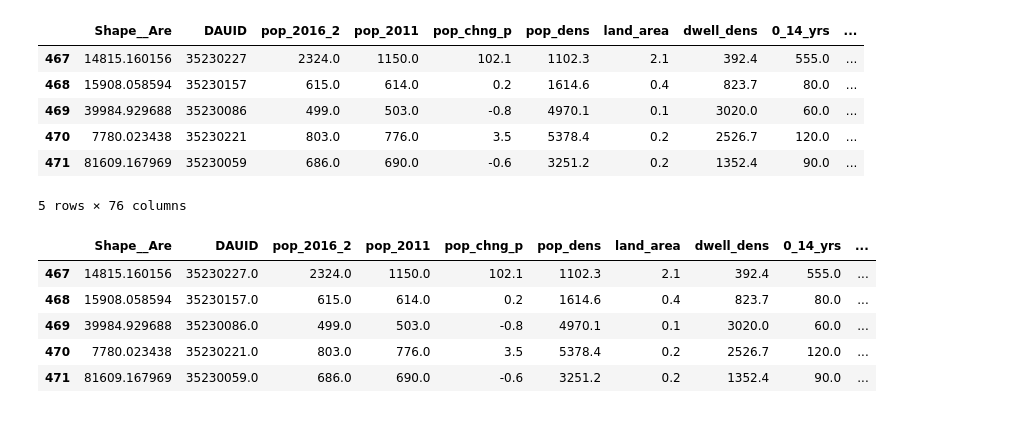
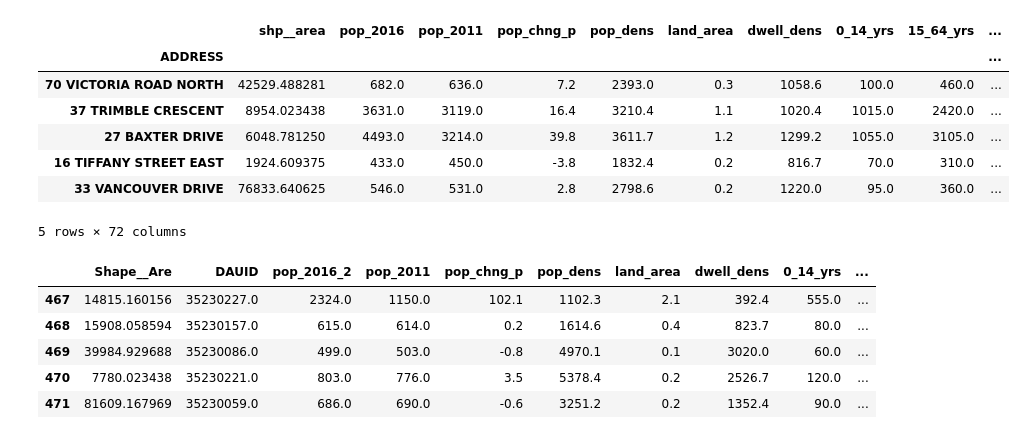
Before and after one commit to johnallanach/house-price-prediction, a Jupyter notebook: notebooks/feature-imputation.ipynb, the cells around one changed output. Drawn from its saved outputs; the diff is of its cells as text; code cells hidden in the pictures.

```diff
--- a/notebooks/feature-imputation.ipynb
+++ b/notebooks/feature-imputation.ipynb
@@ -1,33 +1,34 @@
 # %%
 # PREPROCESSING & DATA LOADING
 import pandas as pd
 import numpy as np
 
 # DEFINE THE DATASET
-sales_data = pd.read_csv('..\\data\\train.csv')
+sales_data = pd.read_csv('..\\data\\train.csv', index_col='ADDRESS')
 sales_data = sales_data.select_dtypes(include=[np.number])
 #sales_data = sales_data.dropna(axis=0)
 
 # drop columns by Name
-sales_data = sales_data.drop(['FID', 'FID_2', 'GPID', 'GPID_2', 'DA_ID'], axis=1)
+sales_data = sales_data.drop(['Unnamed: 0','FID','GPID', 'DA_ID'], axis=1)
 #sales_data = sales_data.drop(['pop_chng_p'], axis=1)
 
 # convert negative values to absolute
 sales_data['LON'] = sales_data['LON'].abs()
 
 # define X and y
 X = sales_data.loc[:, sales_data.columns != 'SELL_PRICE']   #independent columns
 y = sales_data.SELL_PRICE                                   #target column i.e. sale prices
 
 X.tail()
 # %% [output]
-|  | Shape__Are | DAUID | pop_2016_2 | pop_2011 | pop_chng_p | pop_dens | land_area | dwell_dens | 0_14_yrs | ... |
-| 467 | 14815.160156 | 35230227 | 2324.0 | 1150.0 | 102.1 | 1102.3 | 2.1 | 392.4 | 555.0 | ... |
-| 468 | 15908.058594 | 35230157 | 615.0 | 614.0 | 0.2 | 1614.6 | 0.4 | 823.7 | 80.0 | ... |
-| 469 | 39984.929688 | 35230086 | 499.0 | 503.0 | -0.8 | 4970.1 | 0.1 | 3020.0 | 60.0 | ... |
-| 470 | 7780.023438 | 35230221 | 803.0 | 776.0 | 3.5 | 5378.4 | 0.2 | 2526.7 | 120.0 | ... |
-| 471 | 81609.167969 | 35230059 | 686.0 | 690.0 | -0.6 | 3251.2 | 0.2 | 1352.4 | 90.0 | ... |
+|  | shp__area | pop_2016 | pop_2011 | pop_chng_p | pop_dens | land_area | dwell_dens | 0_14_yrs | 15_64_yrs | ... |
+| ADDRESS |  |  |  |  |  |  |  |  |  | ... |
+| 70 VICTORIA ROAD NORTH | 42529.488281 | 682.0 | 636.0 | 7.2 | 2393.0 | 0.3 | 1058.6 | 100.0 | 460.0 | ... |
+| 37 TRIMBLE CRESCENT | 8954.023438 | 3631.0 | 3119.0 | 16.4 | 3210.4 | 1.1 | 1020.4 | 1015.0 | 2420.0 | ... |
+| 27 BAXTER DRIVE | 6048.781250 | 4493.0 | 3214.0 | 39.8 | 3611.7 | 1.2 | 1299.2 | 1055.0 | 3105.0 | ... |
+| 16 TIFFANY STREET EAST | 1924.609375 | 433.0 | 450.0 | -3.8 | 1832.4 | 0.2 | 816.7 | 70.0 | 310.0 | ... |
+| 33 VANCOUVER DRIVE | 76833.640625 | 546.0 | 531.0 | 2.8 | 2798.6 | 0.2 | 1220.0 | 95.0 | 360.0 | ... |
-5 rows × 76 columns
+5 rows × 72 columns
 # %%
 #DEALING WITH MISSING VALUES
 from sklearn.impute import SimpleImputer
```
Also changed, not shown: 14 other files.
